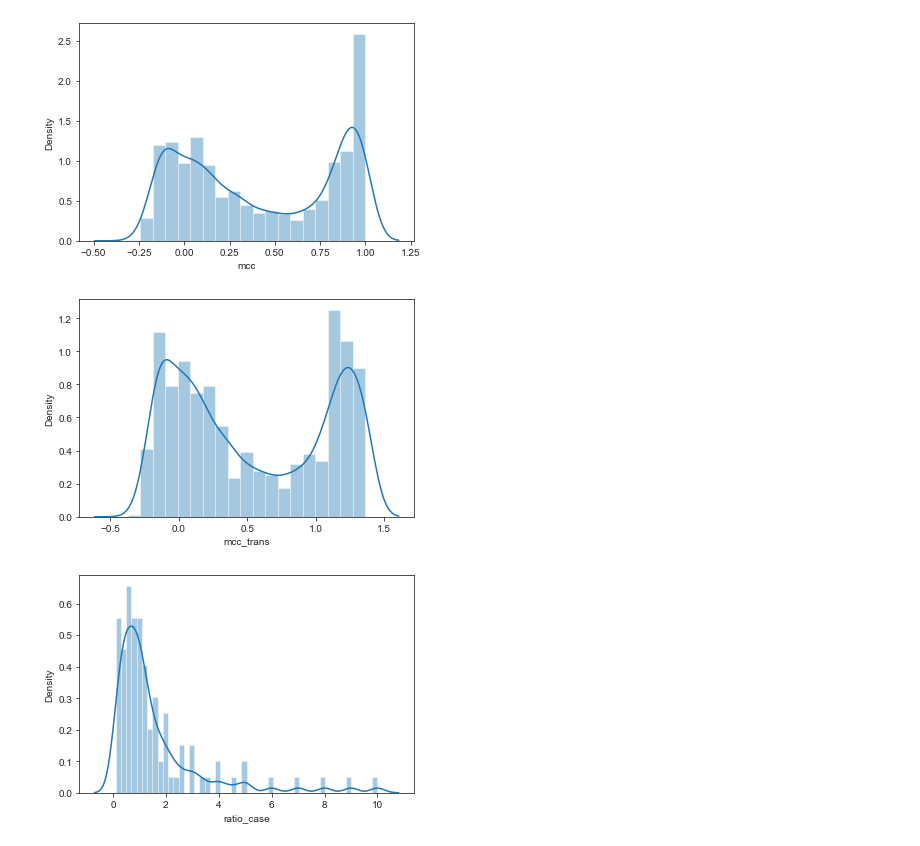
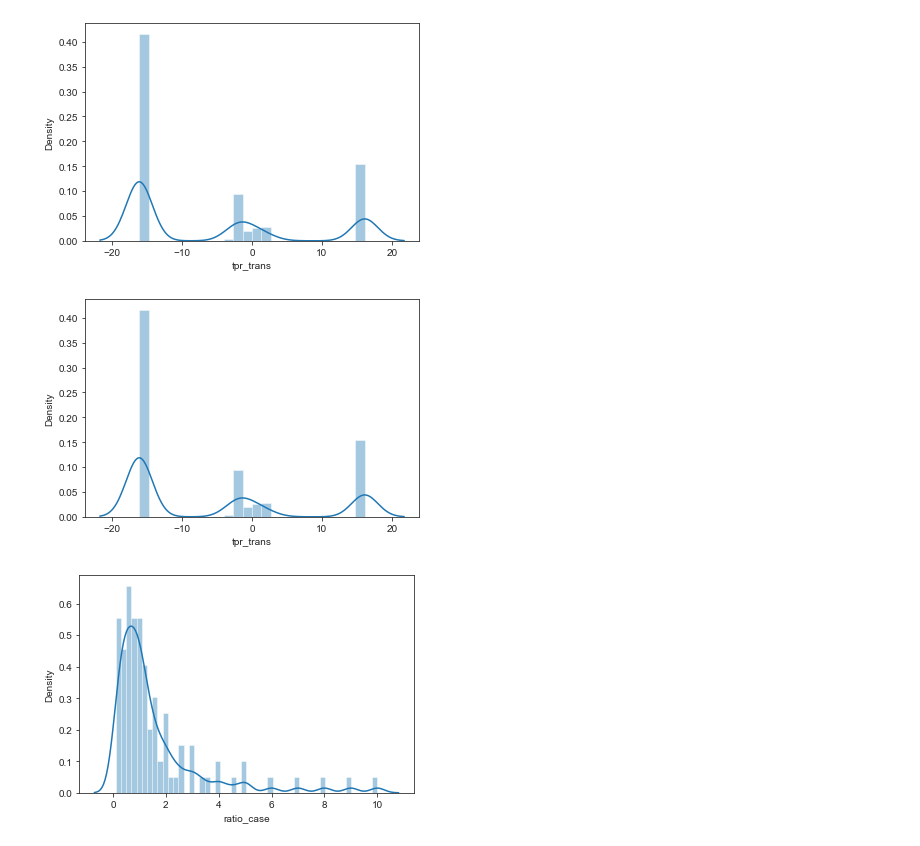
Before and after one commit to theislab/scCODA_reproducibility, a Jupyter notebook: benchmarking/Power_analysis.ipynb, the cells around one changed output. Cells and saved outputs as stored; diff of their text form; code cells hidden in the pictures.

```diff
--- a/benchmarking/Power_analysis.ipynb
+++ b/benchmarking/Power_analysis.ipynb
@@ -31,0 +17,5 @@ We also perform min-max and logit transform of the constrained MCC to gain an un
+# %%
+pd.set_option('display.max_columns', 500)
+pd.set_option('display.max_rows', 500)
+sns.set_style("ticks")
+results_path = "../../sccoda_benchmark_data_review/overall_benchmark/"
@@ -32,12 +24,9 @@ We also perform min-max and logit transform of the constrained MCC to gain an un
 # %%
 # read in aggregated benchmark results for power analysis
-df = pd.read_csv("../../sccoda_benchmark_data/overall_benchmark/all_results_aggregated.csv", sep=",")
+df = pd.read_csv(results_path + "results_grouped_fdr_01.csv", sep=",")
 df["log_increase"] = np.log(df["Increase"])
 df["total_samples"] = df["n_controls"] + df["n_cases"]
 df["log_total_samples"] = np.log(df["total_samples"])
 df["ratio_case"] = df["n_cases"] / df["n_controls"]
 df["mcc_scaled"] = (df["mcc"]  + 1)/2
-
-# calculate logit trasnform of scaled mcc values
-mscale_min = np.min(df["mcc_scaled"])
-df["mcc_trans"] = np.log( (df["mcc_scaled"]+mscale_min) / ((1-df["mcc_scaled"]+mscale_min)))
+df.head()
@@ -47,0 +40,4 @@ mscale_min
+# %%
+# calculate logit trasnform of scaled mcc values
+mscale_min = np.min(df["tpr"])
+df["tpr_trans"] = np.log( (df["tpr"]+0.0000001) / ((1-df["tpr"]+0.0000001)))
@@ -48,11 +59,11 @@ mscale_min
 # %%
-ax = sns.distplot(df["mcc"])
+ax = sns.distplot(df["tpr_trans"])
 # %% [output]
-[figure, old version]
+[figure, new version]
 # %%
-ax = sns.distplot(df["mcc_trans"])
+ax = sns.distplot(df["tpr_trans"])
 # %% [output]
-[figure, old version]
+[figure, new version]
 # %%
 ax = sns.distplot(df["ratio_case"])
 # %% [output]
```
Also changed, not shown: parts of 25 cells of this notebook, 6 other files.
